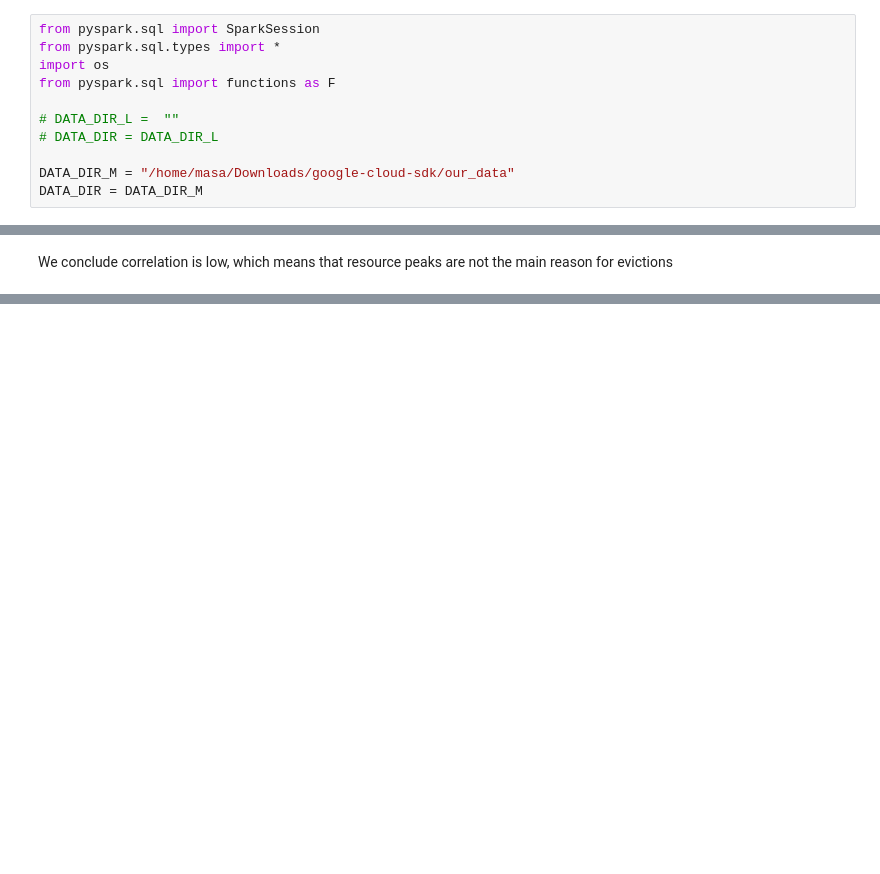
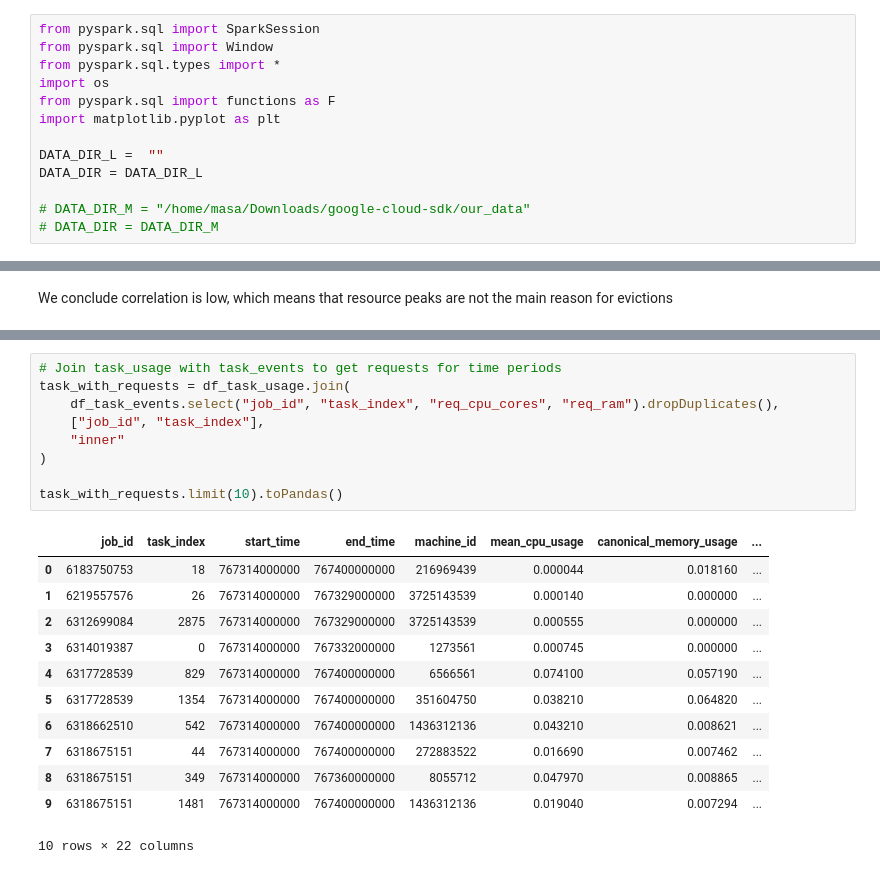
Before and after one commit to len-rtz/LDMS-google-traces-spark, a Jupyter notebook: google_cluster_analysis.ipynb, the cells around one changed output, grey strips where cells are left out. Cells and saved outputs as stored; diff of their text form; blank space fills up the shorter version.

Commit message:
task 10

```diff
--- a/google_cluster_analysis.ipynb
+++ b/google_cluster_analysis.ipynb
@@ -1,14 +1,16 @@
 # %%
 from pyspark.sql import SparkSession
+from pyspark.sql import Window
 from pyspark.sql.types import *
 import os
 from pyspark.sql import functions as F
+import matplotlib.pyplot as plt
 
-# DATA_DIR_L =  ""
-# DATA_DIR = DATA_DIR_L
+DATA_DIR_L =  ""
+DATA_DIR = DATA_DIR_L
 
-DATA_DIR_M = "/home/masa/Downloads/google-cloud-sdk/our_data"
-DATA_DIR = DATA_DIR_M
+# DATA_DIR_M = "/home/masa/Downloads/google-cloud-sdk/our_data"
+# DATA_DIR = DATA_DIR_M
 # %%
 # We use spark session in order to use DataFrames
 ss = SparkSession.builder \
@@ -954,0 +951,22 @@ We conclude correlation is low, which means that resource peaks are not the main
+# %%
+# Join task_usage with task_events to get requests for time periods
+task_with_requests = df_task_usage.join(
+    df_task_events.select("job_id", "task_index", "req_cpu_cores", "req_ram").dropDuplicates(),
+    ["job_id", "task_index"],
+    "inner"
+)
+
+task_with_requests.limit(10).toPandas()
+# %% [output]
+|  | job_id | task_index | start_time | end_time | machine_id | mean_cpu_usage | canonical_memory_usage | ... |
+| 0 | 6183750753 | 18 | 767314000000 | 767400000000 | 216969439 | 0.000044 | 0.018160 | ... |
+| 1 | 6219557576 | 26 | 767314000000 | 767329000000 | 3725143539 | 0.000140 | 0.000000 | ... |
+| 2 | 6312699084 | 2875 | 767314000000 | 767329000000 | 3725143539 | 0.000555 | 0.000000 | ... |
+| 3 | 6314019387 | 0 | 767314000000 | 767332000000 | 1273561 | 0.000745 | 0.000000 | ... |
+| 4 | 6317728539 | 829 | 767314000000 | 767400000000 | 6566561 | 0.074100 | 0.057190 | ... |
+| 5 | 6317728539 | 1354 | 767314000000 | 767400000000 | 351604750 | 0.038210 | 0.064820 | ... |
+| 6 | 6318662510 | 542 | 767314000000 | 767400000000 | 1436312136 | 0.043210 | 0.008621 | ... |
+| 7 | 6318675151 | 44 | 767314000000 | 767400000000 | 272883522 | 0.016690 | 0.007462 | ... |
+| 8 | 6318675151 | 349 | 767314000000 | 767360000000 | 8055712 | 0.047970 | 0.008865 | ... |
+| 9 | 6318675151 | 1481 | 767314000000 | 767400000000 | 1436312136 | 0.019040 | 0.007294 | ... |
+10 rows × 22 columns
```
Also changed, not shown: parts of 50 cells of this notebook, 1 other file.
